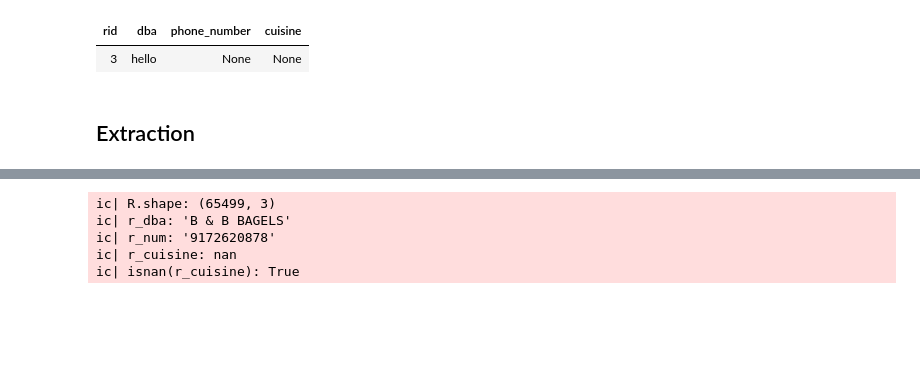
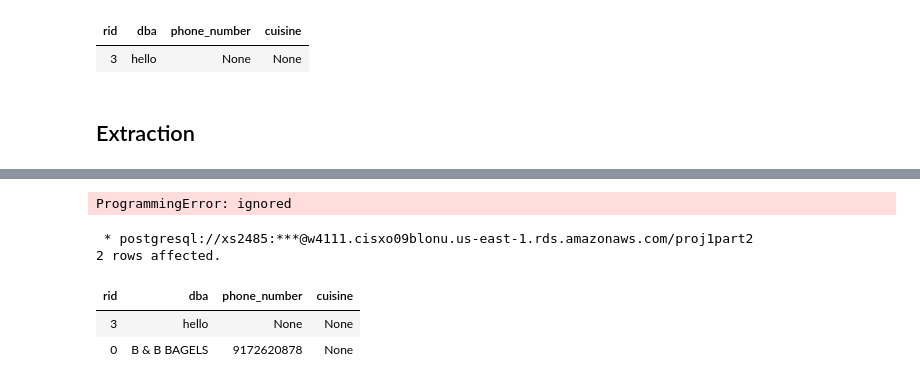
Before and after one commit to Xiaoyang-Song/NYC-Restaurant-Inspection-Database, a Jupyter notebook: 4111p1.ipynb, the cells around one changed output, grey strips where cells are left out. Saved outputs shown, nothing was run; the diff lists cells and outputs as text; code cells hidden in the pictures; blank space fills up the shorter version.

Commit message:
Project 1 Data Extraction Template Done

```diff
--- a/4111p1.ipynb
+++ b/4111p1.ipynb
@@ -468,15 +459,27 @@ df.head()
 # %%
 # Populating Database
 nrows, ncols = df.shape
+ # Extract columns
 R = extract(df, 'Restaurant')
-ic(R.shape)
+
+
+# Insert into tables
 for i in range(nrows):
-  # Restaurant
+  # Entity: Restaurant
   r_dba, r_num, r_cuisine = R[i]
-  break
+  r_cmd = f"INSERT INTO restaurant(rid, dba, phone_number, cuisine) values ({i},'{r_dba}', {r_num}, '{r_cuisine}')"
+  cursor = connection.execute(r_cmd)
+
+  # Entity: Location
 # %% [output]
-ic| R.shape: (65499, 3)
-ic| r_dba: 'B & B BAGELS'
-ic| r_num: '9172620878'
-ic| r_cuisine: nan
-ic| isnan(r_cuisine): True
+ProgrammingError: ignored
+# %%
+%%sql
+select *
+from restaurant
+# %% [output]
+ * postgresql://xs2485:***@w4111.cisxo09blonu.us-east-1.rds.amazonaws.com/proj1part2
+2 rows affected.
+| rid | dba | phone_number | cuisine |
+| 3 | hello | None | None |
+| 0 | B & B BAGELS | 9172620878 | None |
```
Also changed, not shown: parts of 8 cells of this notebook, 1 other file.
